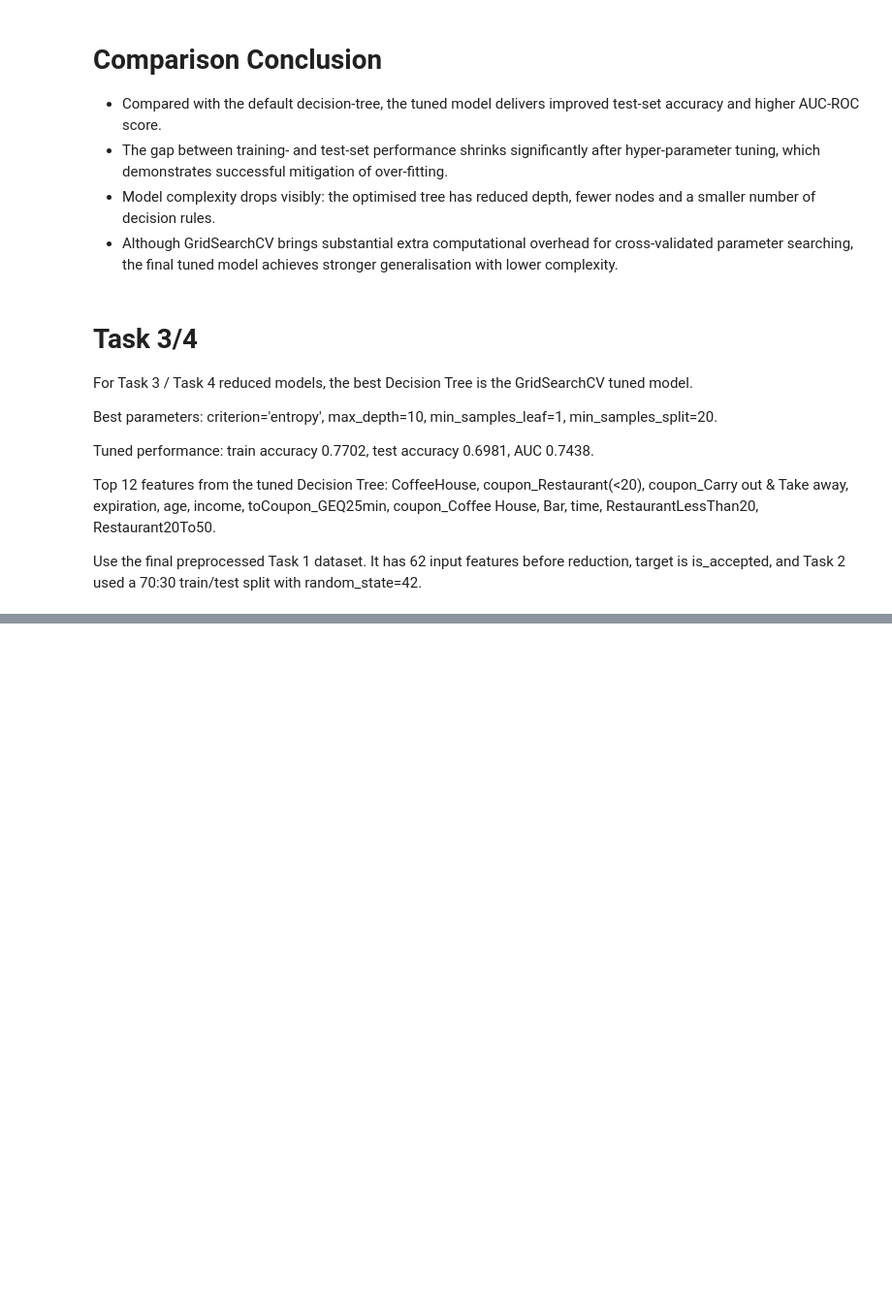
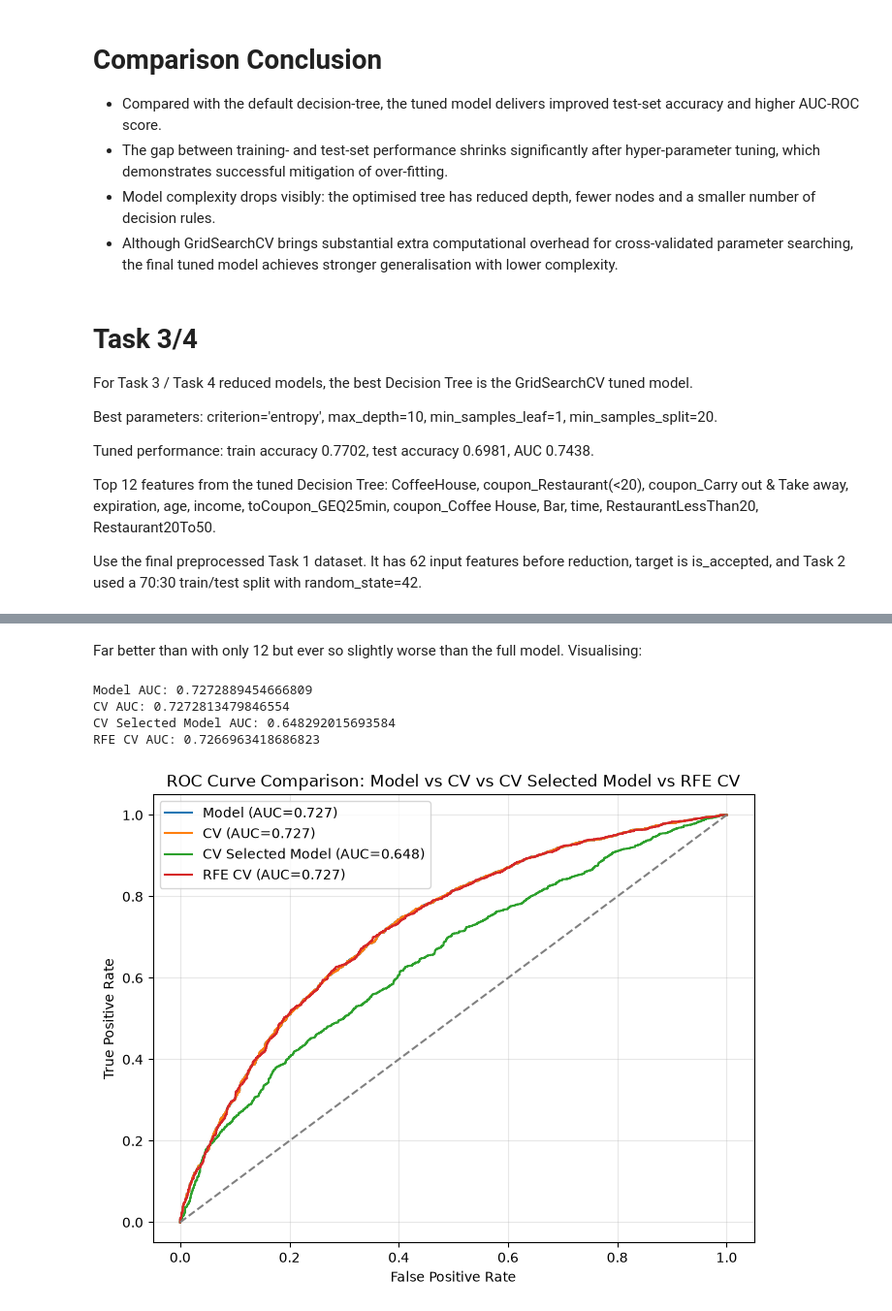
Before and after one commit to ChDXXX/IFN580-A1, a Jupyter notebook: Task2.ipynb, the cells around one changed output, grey strips where cells are left out. Shown at 97% size. Drawn from its saved outputs; the diff is of its cells as text; code cells hidden in the pictures; blank space fills up the shorter version.

Commit message:
completed code for task three appended to Task2.ipynb

```diff
--- a/Task2.ipynb
+++ b/Task2.ipynb
@@ -942,0 +1079,3 @@ Use the final preprocessed Task 1 dataset. It has 62 input features before reduc
+# %%
+for feature in top_12_features_tuned['Feature']:
+    if feature in df_copy: print("Feature exists.")
@@ -942,0 +1146,15 @@ Use the final preprocessed Task 1 dataset. It has 62 input features before reduc
+# %%
+X_train_sel = rfe.transform(X_train_copy)
+X_test_sel = rfe.transform(X_test_copy)
+
+params = {'C': [pow(10, x) for x in range(-6, 4)], 'l1_ratio': [0, 1]}
+
+rfe_cv = GridSearchCV(param_grid=params,estimator=LogisticRegression(solver='liblinear', random_state=42), scoring='roc_auc', cv=10, n_jobs=-1)
+rfe_cv.fit(X_train_sel, y_train_copy)
+
+print("Train accuracy:", rfe_cv.score(X_train_sel, y_train_copy))
+print("Test accuracy:", rfe_cv.score(X_test_sel, y_test_copy))
+y_pred = rfe_cv.predict(X_test_sel)
+print(classification_report(y_test_copy, y_pred_copy))
+
+print(rfe_cv.best_params_)
@@ -942,0 +1174,56 @@ Use the final preprocessed Task 1 dataset. It has 62 input features before reduc
+# %% [markdown]
+Far better than with only 12 but ever so slightly worse than the full model. Visualising:
+# %%
+# Task 2.3 ROC
+from sklearn.metrics import roc_curve, roc_auc_score
+import matplotlib.pyplot as plt
+
+model_prob = model_copy.predict_proba(X_test_copy)[:, 1]
+cv_prob = cv.predict_proba(X_test_copy)[:, 1]
+cv_sel_model_prob = cv_sel_model.predict_proba(X_test_sel_model)[:, 1]
+rfe_cv_prob = rfe_cv.predict_proba(X_test_sel)[:, 1]
+
+fpr_model, tpr_model, _ = roc_curve(y_test_copy, model_prob)
+fpr_cv, tpr_cv, _ = roc_curve(y_test_copy, cv_prob)
+fpr_cv_sel_model, tpr_cv_sel_model, _ = roc_curve(y_test_copy, cv_sel_model_prob)
+fpr_rfe_cv, tpr_rfe_cv, _ = roc_curve(y_test_copy, rfe_cv_prob)
+
+auc_model = roc_auc_score(y_test_copy, model_prob)
+auc_cv = roc_auc_score(y_test_copy, cv_prob)
+auc_cv_sel_model = roc_auc_score(y_test_copy, cv_sel_model_prob)
+auc_rfe_cv = roc_auc_score(y_test_copy, rfe_cv_prob)
+
+print("Model AUC:", auc_model)
+print("CV AUC:", auc_cv)
+print("CV Selected Model AUC:", auc_cv_sel_model)
+print("RFE CV AUC:", auc_rfe_cv)
+
+plt.figure(figsize=(8,6))
+
+plt.plot(fpr_model, tpr_model,
+         label=f"Model (AUC={auc_model:.3f})")
+
+plt.plot(fpr_cv, tpr_cv,
+         label=f"CV (AUC={auc_cv:.3f})")
+
+plt.plot(fpr_cv_sel_model, tpr_cv_sel_model,
+         label=f"CV Selected Model (AUC={auc_cv_sel_model:.3f})")
+
+plt.plot(fpr_rfe_cv, tpr_rfe_cv,
+         label=f"RFE CV (AUC={auc_rfe_cv:.3f})")
+
+plt.plot([0,1], [0,1], linestyle="--", color="gray")
+
+plt.xlabel("False Positive Rate")
+plt.ylabel("True Positive Rate")
+plt.title("ROC Curve Comparison: Model vs CV vs CV Selected Model vs RFE CV")
+plt.legend()
+plt.grid(alpha=0.3)
+
+plt.show()
+# %% [output]
+Model AUC: 0.7272889454666809
+CV AUC: 0.7272813479846554
+CV Selected Model AUC: 0.648292015693584
+RFE CV AUC: 0.7266963418686823
+[figure, added]
```
Also changed, not shown: parts of 52 cells of this notebook, 1 other file.
